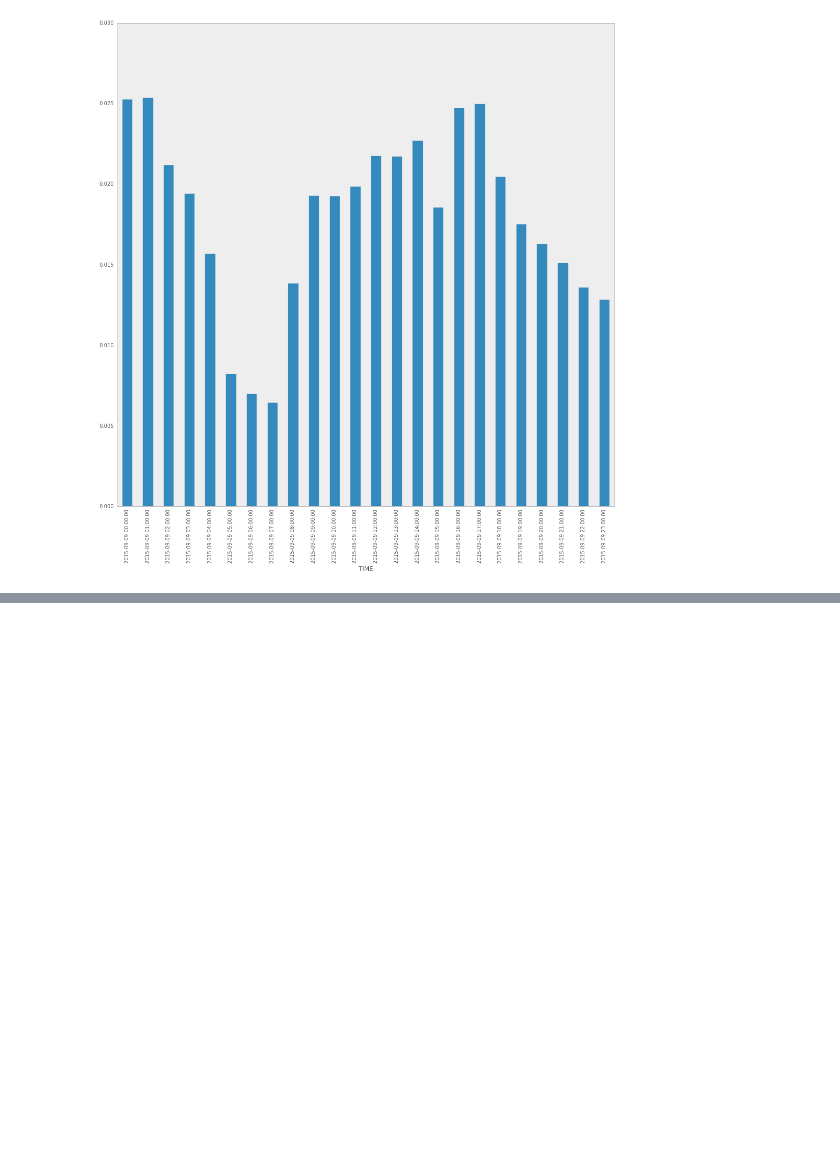
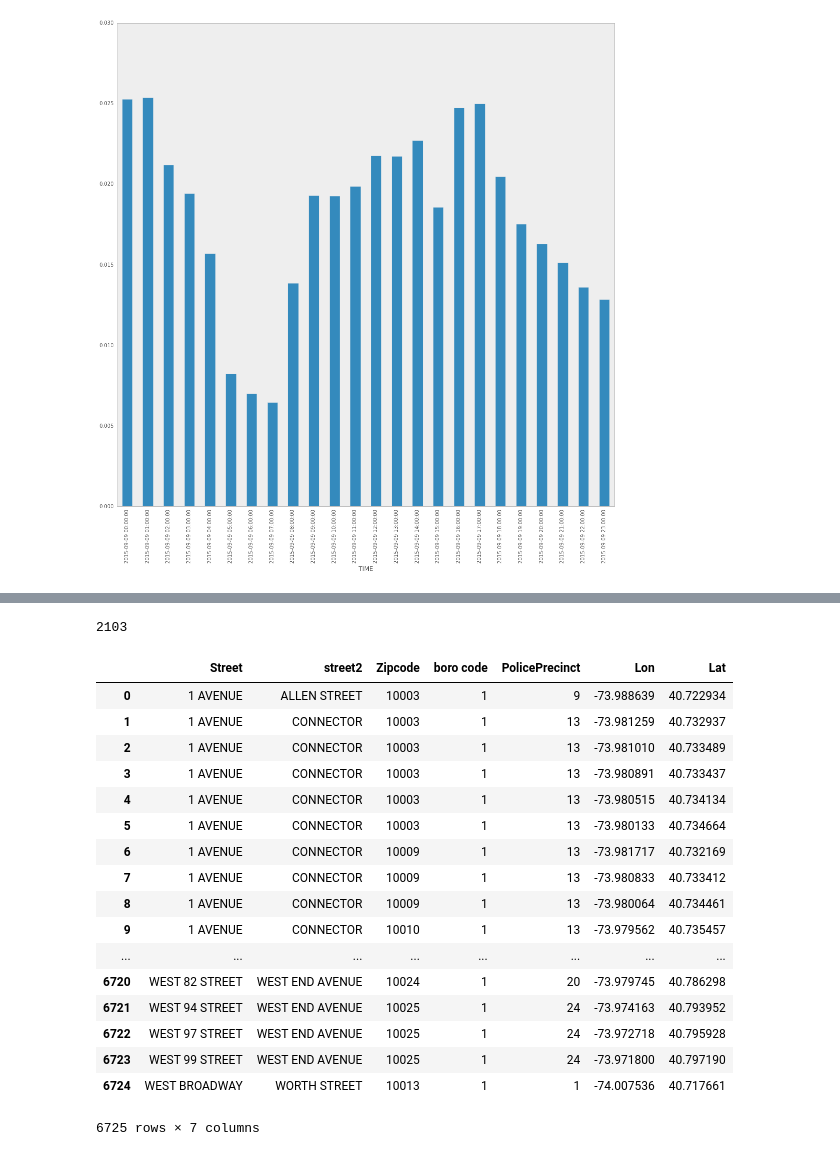
Before and after one commit to mick-d/nyc_collisions, a Jupyter notebook: NYCcollisions.ipynb, the cells around one changed output, grey strips where cells are left out. Cells and saved outputs as stored; diff of their text form; code cells hidden in the pictures; blank space fills up the shorter version.

```diff
--- a/NYCcollisions.ipynb
+++ b/NYCcollisions.ipynb
@@ -169,0 +501,28 @@ df_collisions_prob['collisions_prob'].plot(kind="bar")
+# %%
+print inter.shape[0] - inter_clean.shape[0]
+# %% [output]
+2103
+# %%
+prk_boro1 = prk_int[prk_int['boro code'] == 1]
+prk_boro1 = prk_boro1.reset_index(drop=True)
+# %%
+prk_boro1
+# %% [output]
+|  | Street | street2 | Zipcode | boro code | PolicePrecinct | Lon | Lat |
+| 0 | 1 AVENUE | ALLEN STREET | 10003 | 1 | 9 | -73.988639 | 40.722934 |
+| 1 | 1 AVENUE | CONNECTOR | 10003 | 1 | 13 | -73.981259 | 40.732937 |
+| 2 | 1 AVENUE | CONNECTOR | 10003 | 1 | 13 | -73.981010 | 40.733489 |
+| 3 | 1 AVENUE | CONNECTOR | 10003 | 1 | 13 | -73.980891 | 40.733437 |
+| 4 | 1 AVENUE | CONNECTOR | 10003 | 1 | 13 | -73.980515 | 40.734134 |
+| 5 | 1 AVENUE | CONNECTOR | 10003 | 1 | 13 | -73.980133 | 40.734664 |
+| 6 | 1 AVENUE | CONNECTOR | 10009 | 1 | 13 | -73.981717 | 40.732169 |
+| 7 | 1 AVENUE | CONNECTOR | 10009 | 1 | 13 | -73.980833 | 40.733412 |
+| 8 | 1 AVENUE | CONNECTOR | 10009 | 1 | 13 | -73.980064 | 40.734461 |
+| 9 | 1 AVENUE | CONNECTOR | 10010 | 1 | 13 | -73.979562 | 40.735457 |
+| ... | ... | ... | ... | ... | ... | ... | ... |
+| 6720 | WEST 82 STREET | WEST END AVENUE | 10024 | 1 | 20 | -73.979745 | 40.786298 |
+| 6721 | WEST 94 STREET | WEST END AVENUE | 10025 | 1 | 24 | -73.974163 | 40.793952 |
+| 6722 | WEST 97 STREET | WEST END AVENUE | 10025 | 1 | 24 | -73.972718 | 40.795928 |
+| 6723 | WEST 99 STREET | WEST END AVENUE | 10025 | 1 | 24 | -73.971800 | 40.797190 |
+| 6724 | WEST BROADWAY | WORTH STREET | 10013 | 1 | 1 | -74.007536 | 40.717661 |
+6725 rows × 7 columns
```
Also changed, not shown: parts of 81 cells of this notebook.
